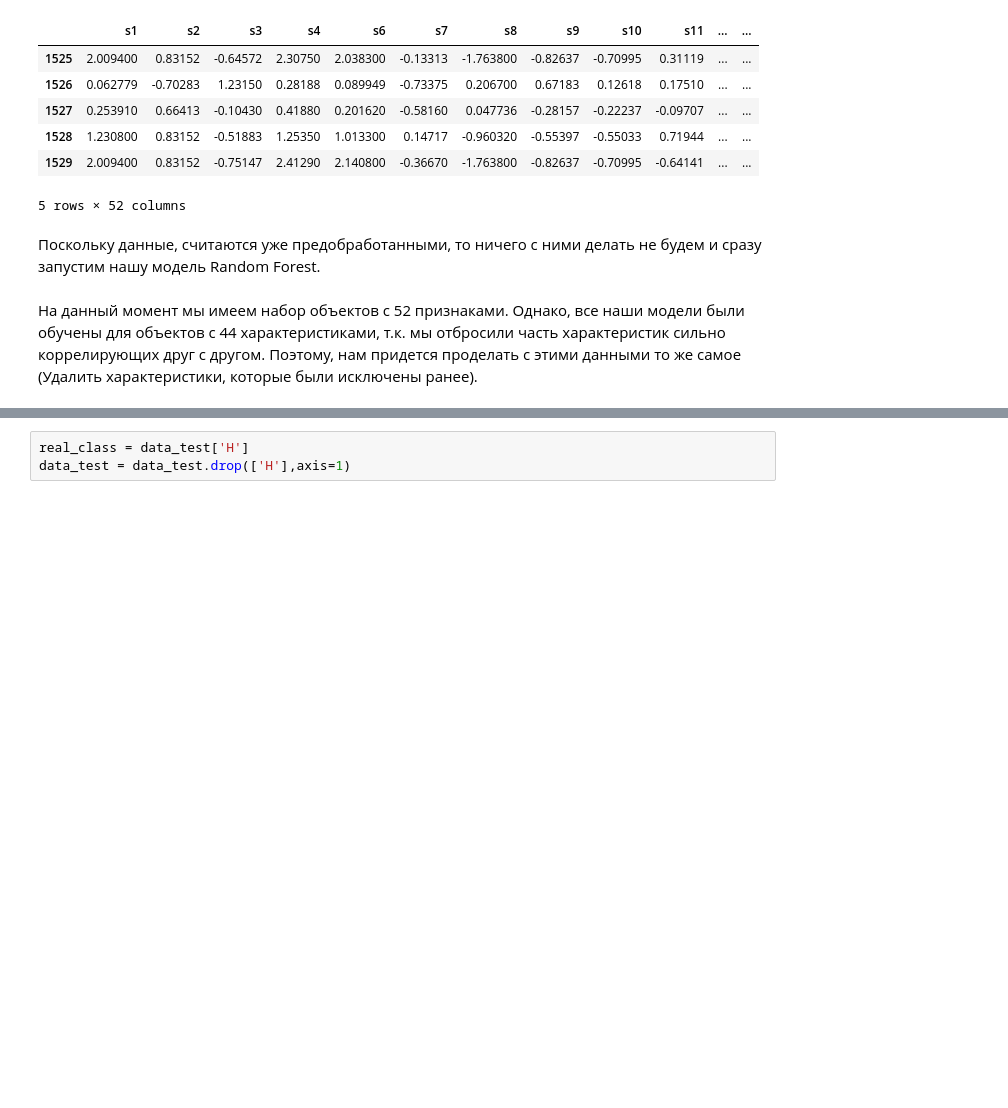
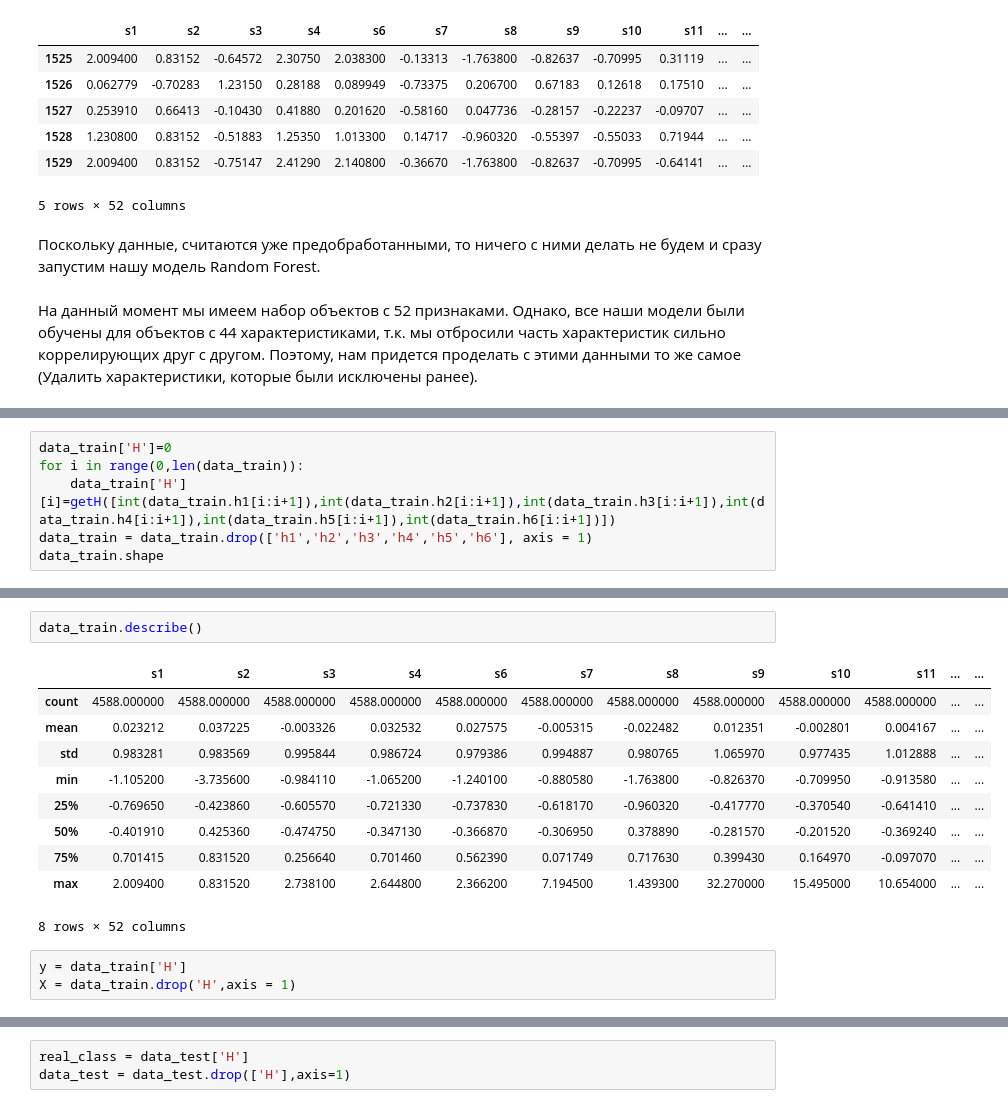
Before and after one commit to clipext/MachineLearning, a Jupyter notebook: hometask.ipynb, the cells around one changed output, grey strips where cells are left out. Saved outputs shown, nothing was run; the diff lists cells and outputs as text; blank space fills up the shorter version.

```diff
--- a/hometask.ipynb
+++ b/hometask.ipynb
@@ -576,0 +661,6 @@ data_test = data_test.drop(['s4','d19','d25','d27','d29','d31','d35'],axis=1)
+# %%
+data_train['H']=0
+for i in range(0,len(data_train)):
+    data_train['H'][i]=getH([int(data_train.h1[i:i+1]),int(data_train.h2[i:i+1]),int(data_train.h3[i:i+1]),int(data_train.h4[i:i+1]),int(data_train.h5[i:i+1]),int(data_train.h6[i:i+1])])
+data_train = data_train.drop(['h1','h2','h3','h4','h5','h6'], axis = 1)
+data_train.shape
@@ -576,0 +693,16 @@ data_test = data_test.drop(['s4','d19','d25','d27','d29','d31','d35'],axis=1)
+# %%
+data_train.describe()
+# %% [output]
+|  | s1 | s2 | s3 | s4 | s6 | s7 | s8 | s9 | s10 | s11 | ... | ... |
+| count | 4588.000000 | 4588.000000 | 4588.000000 | 4588.000000 | 4588.000000 | 4588.000000 | 4588.000000 | 4588.000000 | 4588.000000 | 4588.000000 | ... | ... |
+| mean | 0.023212 | 0.037225 | -0.003326 | 0.032532 | 0.027575 | -0.005315 | -0.022482 | 0.012351 | -0.002801 | 0.004167 | ... | ... |
+| std | 0.983281 | 0.983569 | 0.995844 | 0.986724 | 0.979386 | 0.994887 | 0.980765 | 1.065970 | 0.977435 | 1.012888 | ... | ... |
+| min | -1.105200 | -3.735600 | -0.984110 | -1.065200 | -1.240100 | -0.880580 | -1.763800 | -0.826370 | -0.709950 | -0.913580 | ... | ... |
+| 25% | -0.769650 | -0.423860 | -0.605570 | -0.721330 | -0.737830 | -0.618170 | -0.960320 | -0.417770 | -0.370540 | -0.641410 | ... | ... |
+| 50% | -0.401910 | 0.425360 | -0.474750 | -0.347130 | -0.366870 | -0.306950 | 0.378890 | -0.281570 | -0.201520 | -0.369240 | ... | ... |
+| 75% | 0.701415 | 0.831520 | 0.256640 | 0.701460 | 0.562390 | 0.071749 | 0.717630 | 0.399430 | 0.164970 | -0.097070 | ... | ... |
+| max | 2.009400 | 0.831520 | 2.738100 | 2.644800 | 2.366200 | 7.194500 | 1.439300 | 32.270000 | 15.495000 | 10.654000 | ... | ... |
+8 rows × 52 columns
+# %%
+y = data_train['H']
+X = data_train.drop('H',axis = 1)
```
Also changed, not shown: parts of 45 cells of this notebook, 1 other file.
